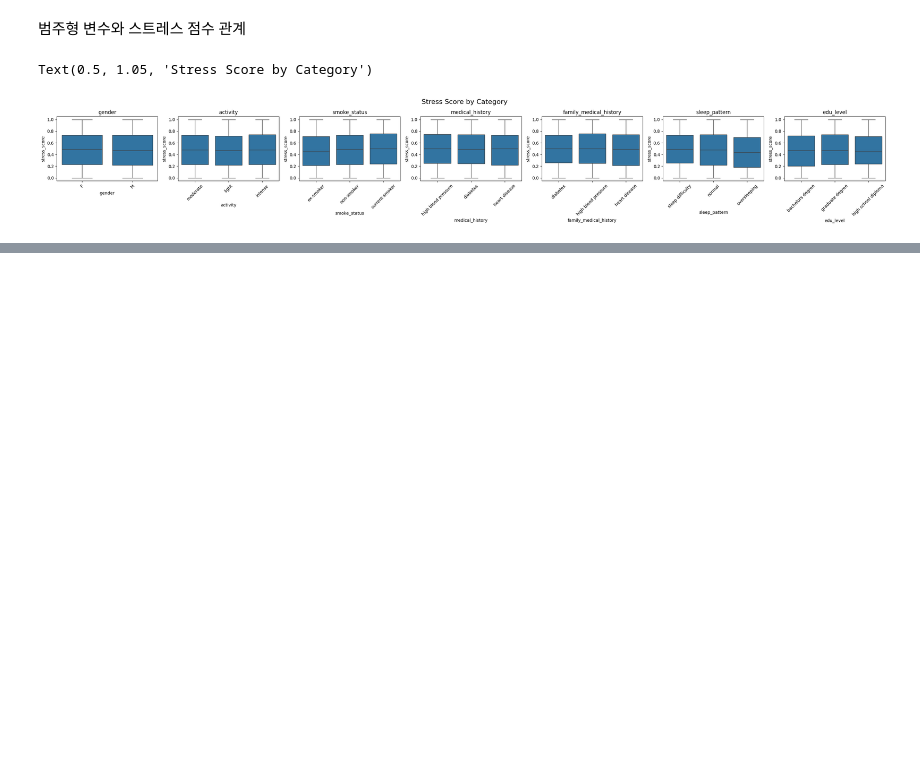
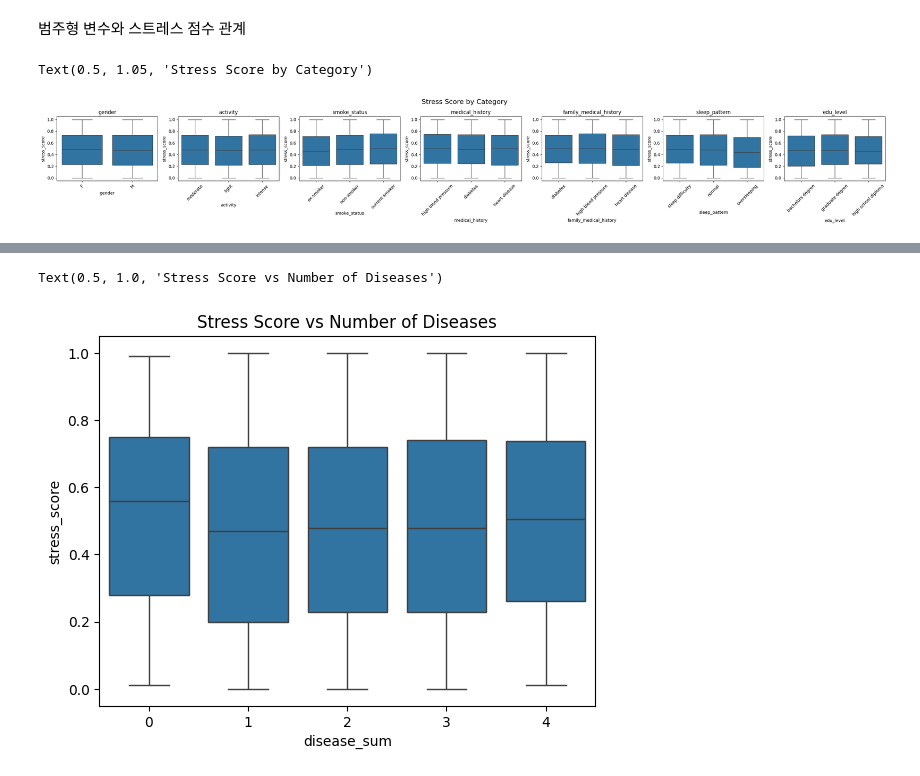
Before and after one commit to moonhimchan/data_analyst_project, a Jupyter notebook: dacon/데이콘 Basic 스트레스 지수 예측/submit/submit01.ipynb, the cells around one changed output, grey strips where cells are left out. Cells and saved outputs as stored; diff of their text form; code cells hidden in the pictures; blank space fills up the shorter version.

```diff
--- a/dacon/데이콘 Basic 스트레스 지수 예측/submit/submit01.ipynb
+++ b/dacon/데이콘 Basic 스트레스 지수 예측/submit/submit01.ipynb
@@ -156,0 +223,10 @@ Text(0.5, 1.05, 'Stress Score by Category')
+# %%
+disease_cols = ['diabetes', 'hypertension', 'hyperlipidemia', 'obesity']
+train['disease_sum'] = train[disease_cols].sum(axis=1)
+
+plt.Figure(figsize=(8, 5))
+sns.boxplot(data=train, x='disease_sum', y='stress_score')
+plt.title("Stress Score vs Number of Diseases")
+# %% [output]
+Text(0.5, 1.0, 'Stress Score vs Number of Diseases')
+[figure, added]
```
Also changed, not shown: parts of 12 cells of this notebook, 7 other files.
